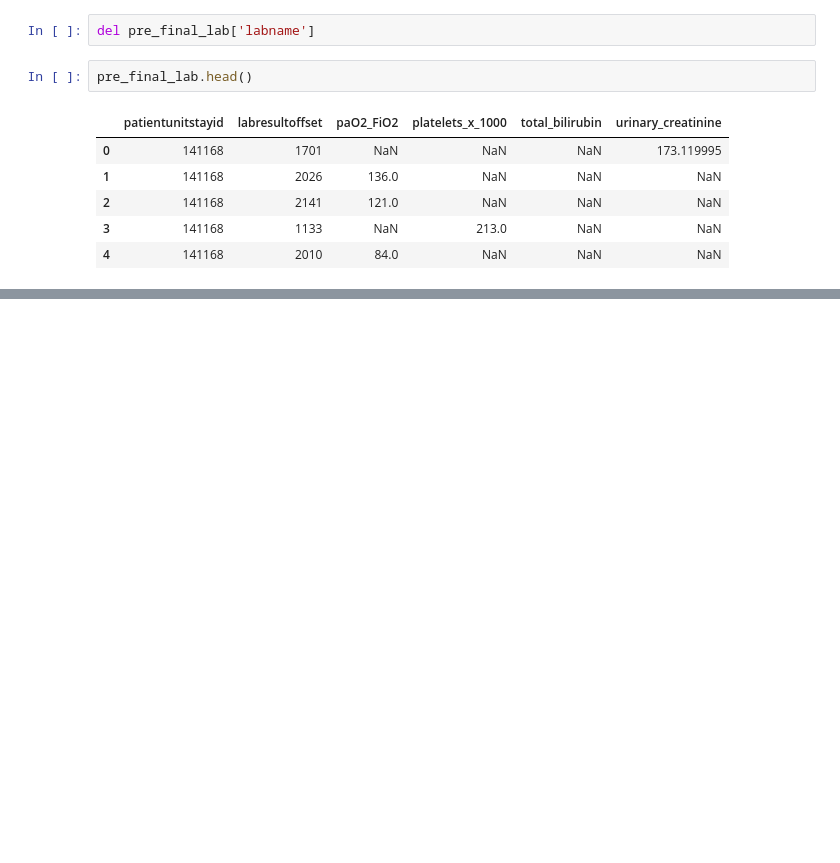
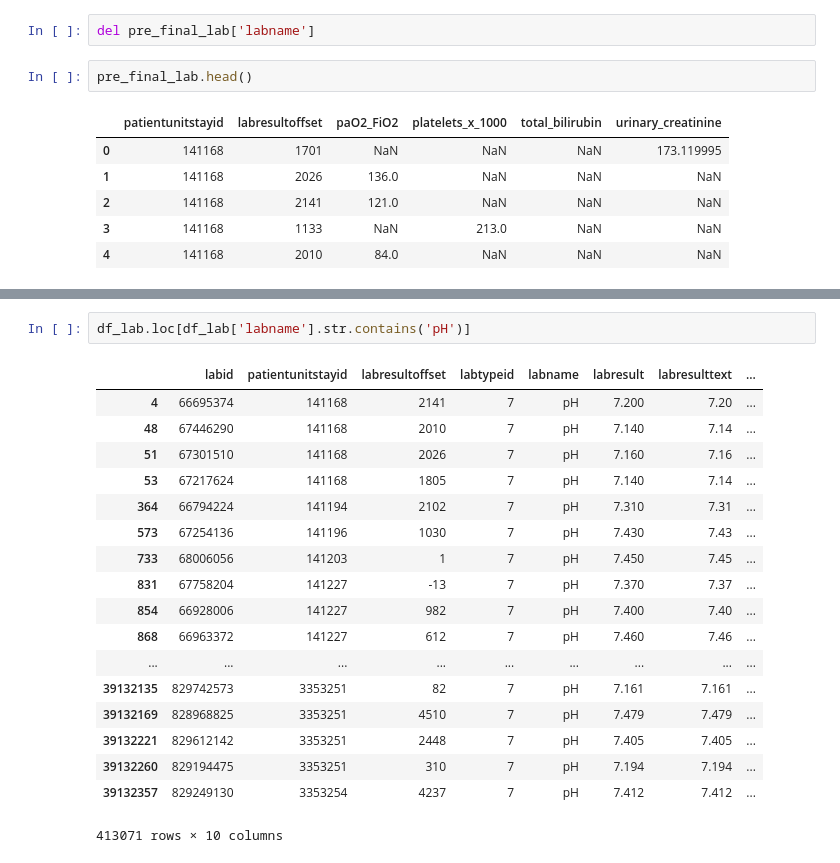
Before and after one commit to Ronet05/GSoC-CBMI-eICU, a Jupyter notebook: Labs ready.ipynb, the cells around one changed output, grey strips where cells are left out. Drawn from its saved outputs; the diff is of its cells as text; blank space fills up the shorter version.

```diff
--- a/Labs ready.ipynb
+++ b/Labs ready.ipynb
@@ -109,0 +159,21 @@ pre_final_lab.head()
+# %%
+df_lab.loc[df_lab['labname'].str.contains('pH')]
+# %% [output]
+|  | labid | patientunitstayid | labresultoffset | labtypeid | labname | labresult | labresulttext | ... |
+| 4 | 66695374 | 141168 | 2141 | 7 | pH | 7.200 | 7.20 | ... |
+| 48 | 67446290 | 141168 | 2010 | 7 | pH | 7.140 | 7.14 | ... |
+| 51 | 67301510 | 141168 | 2026 | 7 | pH | 7.160 | 7.16 | ... |
+| 53 | 67217624 | 141168 | 1805 | 7 | pH | 7.140 | 7.14 | ... |
+| 364 | 66794224 | 141194 | 2102 | 7 | pH | 7.310 | 7.31 | ... |
+| 573 | 67254136 | 141196 | 1030 | 7 | pH | 7.430 | 7.43 | ... |
+| 733 | 68006056 | 141203 | 1 | 7 | pH | 7.450 | 7.45 | ... |
+| 831 | 67758204 | 141227 | -13 | 7 | pH | 7.370 | 7.37 | ... |
+| 854 | 66928006 | 141227 | 982 | 7 | pH | 7.400 | 7.40 | ... |
+| 868 | 66963372 | 141227 | 612 | 7 | pH | 7.460 | 7.46 | ... |
+| ... | ... | ... | ... | ... | ... | ... | ... | ... |
+| 39132135 | 829742573 | 3353251 | 82 | 7 | pH | 7.161 | 7.161 | ... |
+| 39132169 | 828968825 | 3353251 | 4510 | 7 | pH | 7.479 | 7.479 | ... |
+| 39132221 | 829612142 | 3353251 | 2448 | 7 | pH | 7.405 | 7.405 | ... |
+| 39132260 | 829194475 | 3353251 | 310 | 7 | pH | 7.194 | 7.194 | ... |
+| 39132357 | 829249130 | 3353254 | 4237 | 7 | pH | 7.412 | 7.412 | ... |
+413071 rows × 10 columns
```
Also changed, not shown: parts of 15 cells of this notebook.
